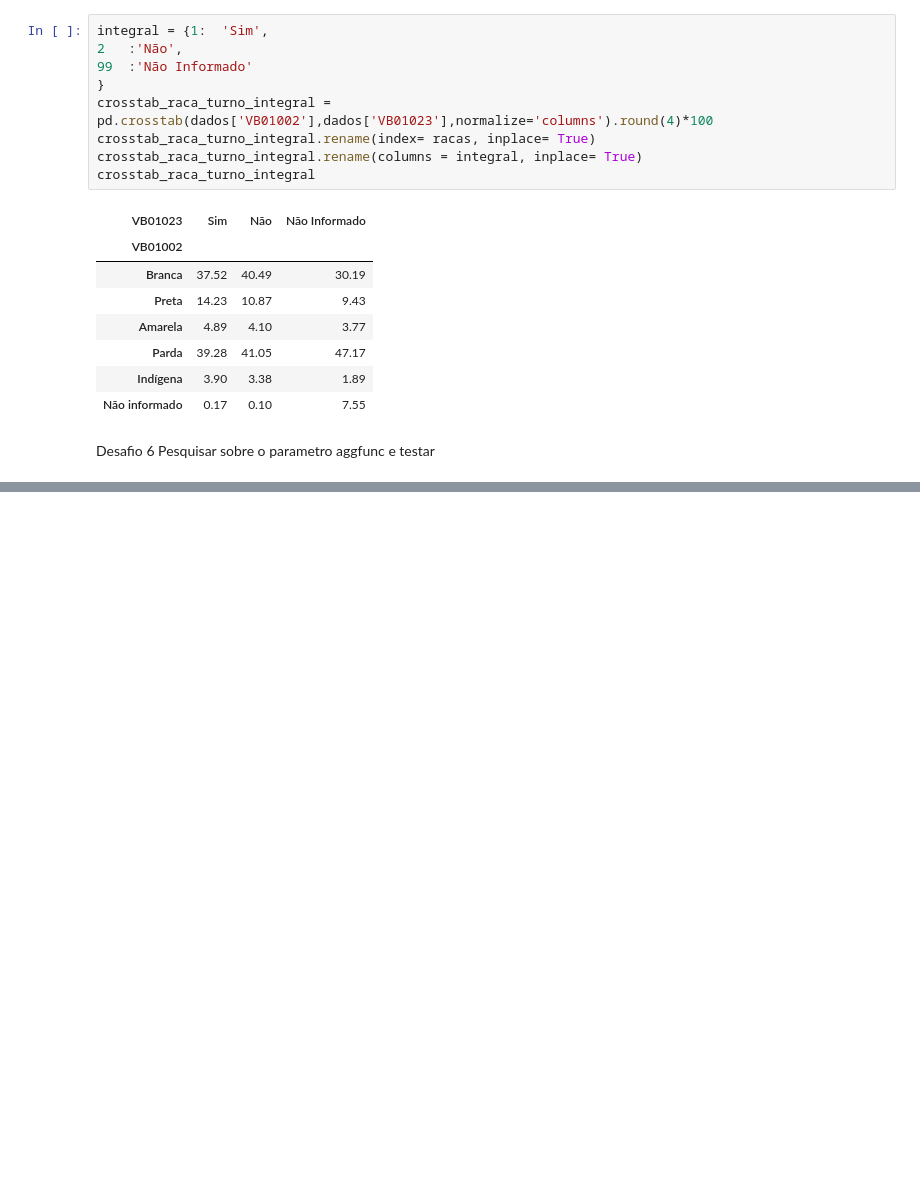
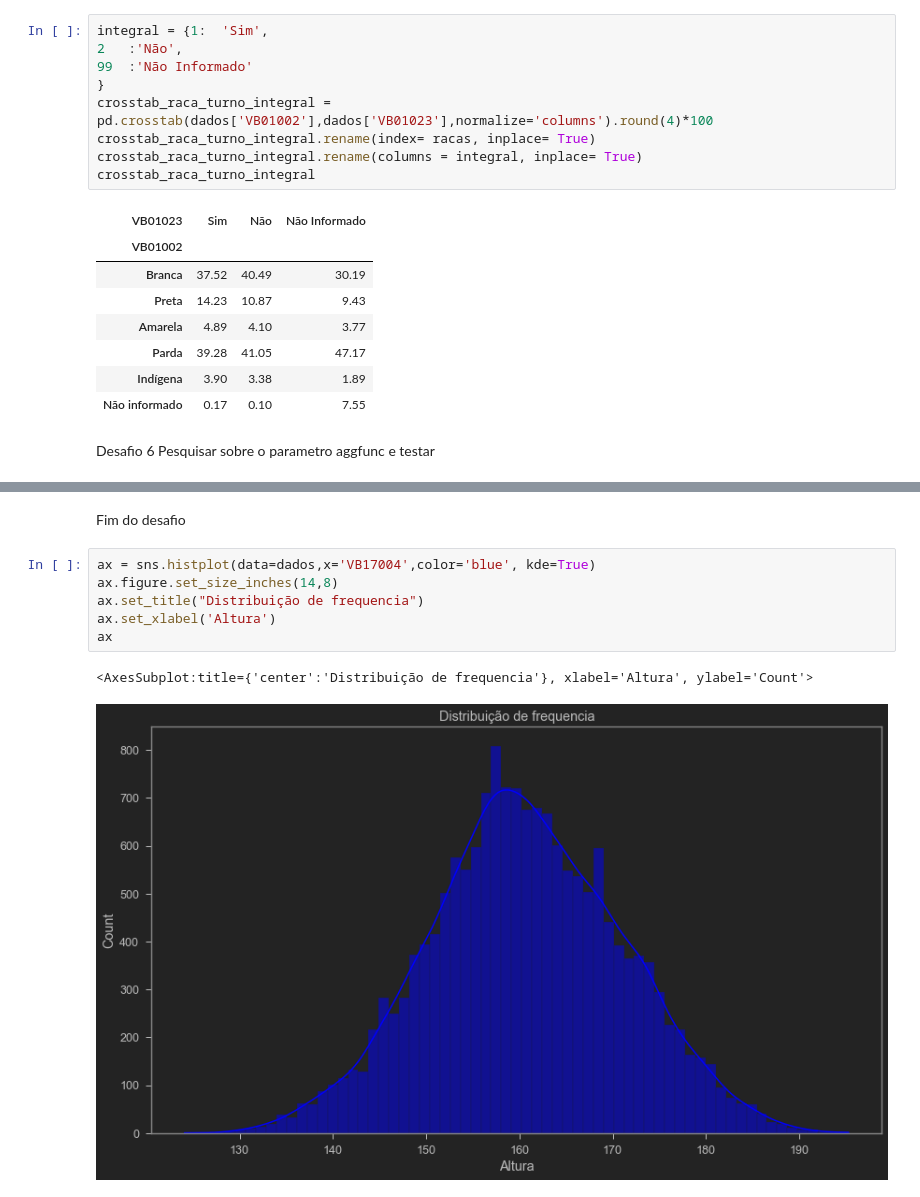
Before and after one commit to Igor-Arantes/Bootcamp-Data-Science-Aplicada, a Jupyter notebook: Modulo 3 - Análise descritiva e testes estatísticos/Análise descritiva e testes estatísticos com Dados do IBGE.ipynb, the cells around one changed output, grey strips where cells are left out. Drawn from its saved outputs; the diff is of its cells as text; blank space fills up the shorter version.

Commit message:
Aula 4 + ate o desafio 6 feitos

```diff
--- a/Modulo 3 - Análise descritiva e testes estatísticos/Análise descritiva e testes estatísticos com Dados do IBGE.ipynb
+++ b/Modulo 3 - Análise descritiva e testes estatísticos/Análise descritiva e testes estatísticos com Dados do IBGE.ipynb
@@ -375,0 +390,11 @@ Desafio 6 Pesquisar sobre o parametro aggfunc e testar
+# %% [markdown]
+Fim do desafio
+# %%
+ax = sns.histplot(data=dados,x='VB17004',color='blue', kde=True)
+ax.figure.set_size_inches(14,8)
+ax.set_title("Distribuição de frequencia")
+ax.set_xlabel('Altura')
+ax
+# %% [output]
+<AxesSubplot:title={'center':'Distribuição de frequencia'}, xlabel='Altura', ylabel='Count'>
+[figure, added]
```
Also changed, not shown: parts of 12 cells of this notebook.
